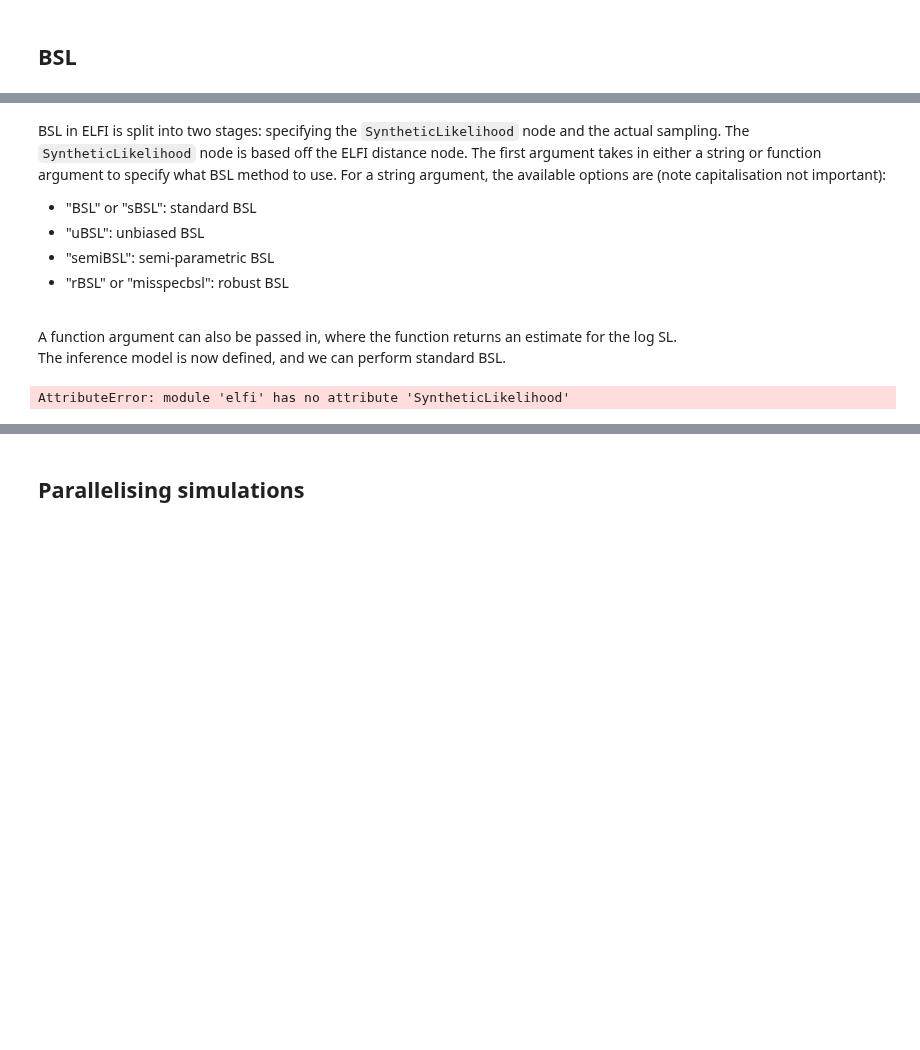
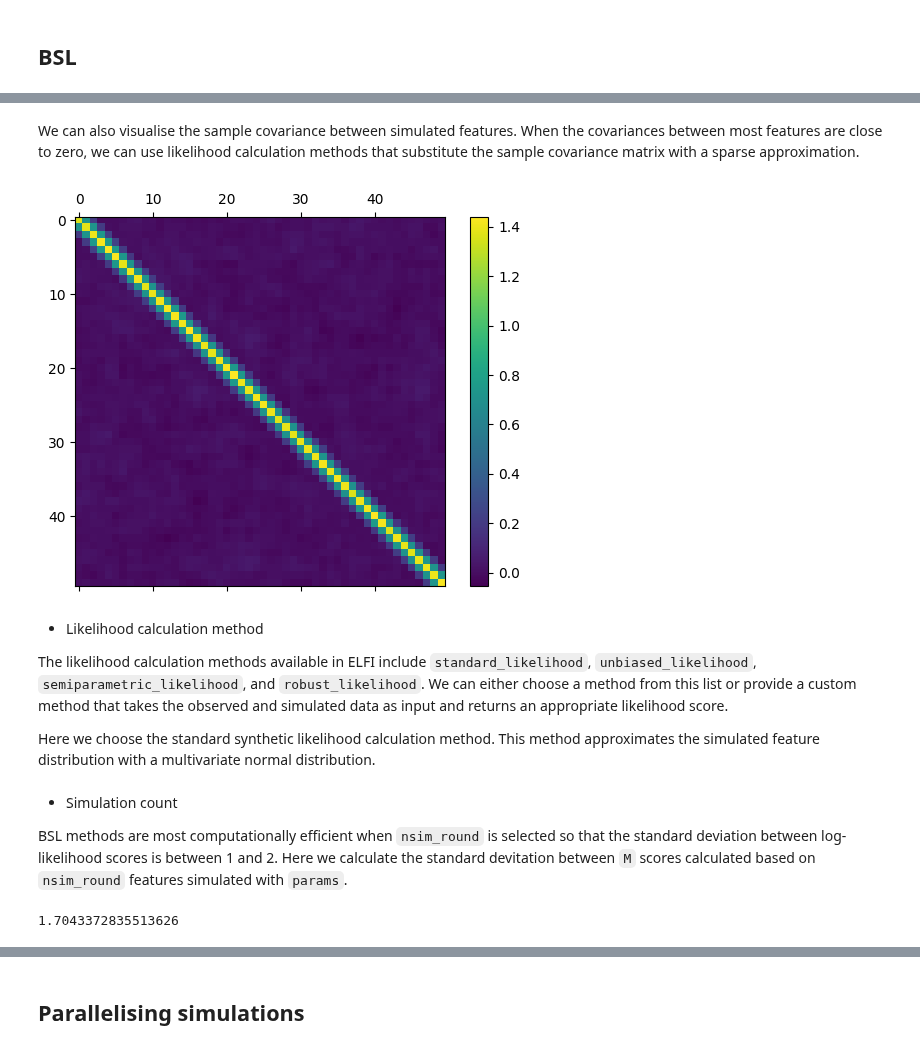
Before and after one commit to elfi-dev/notebooks, a Jupyter notebook: bsl.ipynb, the cells around one changed output, grey strips where cells are left out. Saved outputs shown, nothing was run; the diff lists cells and outputs as text; code cells hidden in the pictures; blank space fills up the shorter version.

```diff
--- a/bsl.ipynb
+++ b/bsl.ipynb
@@ -40,17 +52,14 @@ Summary(name='identity')
+# %% [markdown]
+We can also visualise the sample covariance between simulated features. When the covariances between most features are close to zero, we can use likelihood calculation methods that substitute the sample covariance matrix with a sparse approximation.
+# %%
+params = {'t1': 0.6, 't2': 0.2}
+nsim = 10000
+pre_sample_methods.plot_covariance_matrix(m, params, nsim, feature_names)
+# %% [output]
+[figure, added]
 # %% [markdown]
-BSL in ELFI is split into two stages: specifying the `SyntheticLikelihood` node and the actual sampling. The `SyntheticLikelihood` node is based off the ELFI distance node. The first argument takes in either a string or function argument to specify what BSL method to use. For a string argument, the available options are (note capitalisation not important):
-- "BSL" or "sBSL": standard BSL
-- "uBSL": unbiased BSL
-- "semiBSL": semi-parametric BSL
-- "rBSL" or "misspecbsl": robust BSL
-<br/>
+- Likelihood calculation method
 
+The likelihood calculation methods available in ELFI include `standard_likelihood`, `unbiased_likelihood`, `semiparametric_likelihood`, and `robust_likelihood`. We can either choose a method from this list or provide a custom method that takes the observed and simulated data as input and returns an appropriate likelihood score.
 
-A function argument can also be passed in, where the function returns an estimate for the log SL.
-<br/>
-The inference model is now defined, and we can perform standard BSL.
+Here we choose the standard synthetic likelihood calculation method. This method approximates the simulated feature distribution with a multivariate normal distribution.
-# %%
-elfi.SyntheticLikelihood("bsl", m['identity'], name="SL")
-elfi.draw(m)
-# %% [output]
-AttributeError: module 'elfi' has no attribute 'SyntheticLikelihood'
@@ -57 +68,12 @@ AttributeError: module 'elfi' has no attribute 'SyntheticLikelihood'
+# %% [markdown]
+- Simulation count
+
+BSL methods are most computationally efficient when `nsim_round` is selected so that the standard deviation between log-likelihood scores is between 1 and 2. Here we calculate the standard devitation between `M` scores calculated based on `nsim_round` features simulated with `params`.
+# %%
+params = {'t1': 0.6, 't2': 0.2}
+nsim_round = 500
+std_value = pre_sample_methods.log_SL_stdev(m, params, nsim_round, feature_names, likelihood=likelihood, M=100)
+std_value
+# %% [output]
+1.7043372835513626
 # %% [markdown]
```
Also changed, not shown: parts of 93 cells of this notebook.
